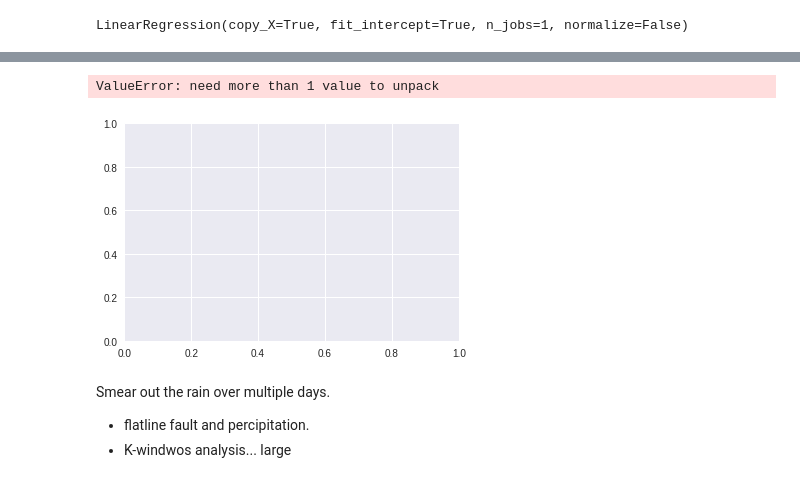
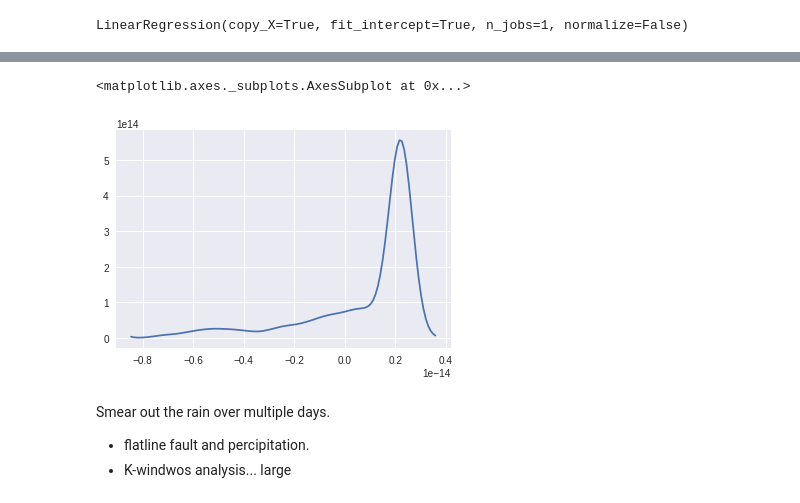
Before and after one commit to tadeze/dsa2018, a Jupyter notebook: Percipitation prediction.ipynb, the cells around one changed output, grey strips where cells are left out. Drawn from its saved outputs; the diff is of its cells as text; code cells hidden in the pictures.

```diff
--- a/Percipitation prediction.ipynb
+++ b/Percipitation prediction.ipynb
@@ -41,10 +42,13 @@ tahmo.head(5)
+# %%
+# target station
+target_station = "TA00025"
+t_station = filter_station(target_station, 2016)
 # %%
-## K-nearest station
 def k_nearby_features(target_station, k=5, year=2016):
     """
     Extract percipitation from k nearby stations.
     """
-    filter_stn = lambda stn_name, year: tahmo[(tahmo.station==stn_name) & (tahmo.year==year)]
+    filter_stn = lambda stn_name, year: tahmo_rain[(tahmo_rain.station==stn_name) & (tahmo_rain.year==year)]
     t_station = filter_stn(target_station, year)
     k_station = nearby_stations(site_code=target_station, k=k,radius=300).to.tolist()
     X = t_station['tahmo'].as_matrix().reshape([-1,1])
@@ -203,5 +206,7 @@ m3= LinearRegression()
 m3.fit(X=t_stn.iloc[:,9:].as_matrix(), y=t_stn.iloc[:,9].as_matrix(), sample_weight=weights.as_matrix())
 # %% [output]
 LinearRegression(copy_X=True, fit_intercept=True, n_jobs=1, normalize=False)
+# %%
+fitted = m3.predict(t_stn.iloc[:,9:].as_matrix())
 # %%
-residuals = (m3.predict(t_stn.iloc[:,9:].as_matrix()) - t_stn.iloc[:,9].as_matrix()).reshape([-1,1])
+residuals = (fitted - t_stn.iloc[:,9].as_matrix()).reshape([-1,1])
@@ -209,10 +249,10 @@ residuals = (m3.predict(t_stn.iloc[:,9:].as_matrix()) - t_stn.iloc[:,9].as_matri
 # Density of the residuals
 kde = KernelDensity(kernel='gaussian', bandwidth=0.25).fit(residuals)
 # %%
-sbn.kdeplot(residuals)
+sbn.distplot(residuals,hist=False)
 # %% [output]
-ValueError: need more than 1 value to unpack
+<matplotlib.axes._subplots.AxesSubplot at 0x...>
-[figure, old version]
+[figure, new version]
 # %% [markdown]
  Smear out the rain over multiple days.
  - flatline fault and percipitation.
```
Also changed, not shown: parts of 25 cells of this notebook.
